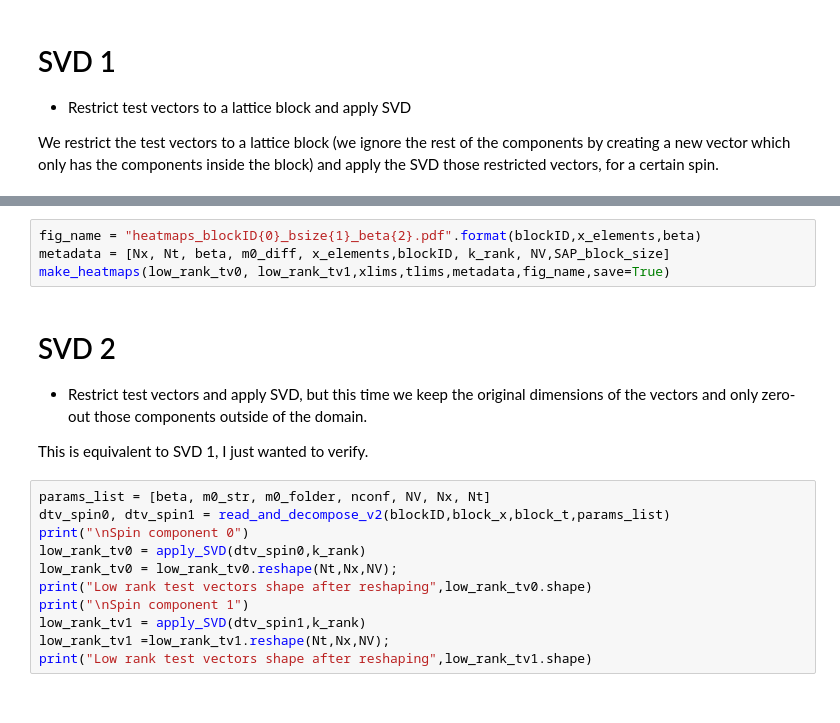
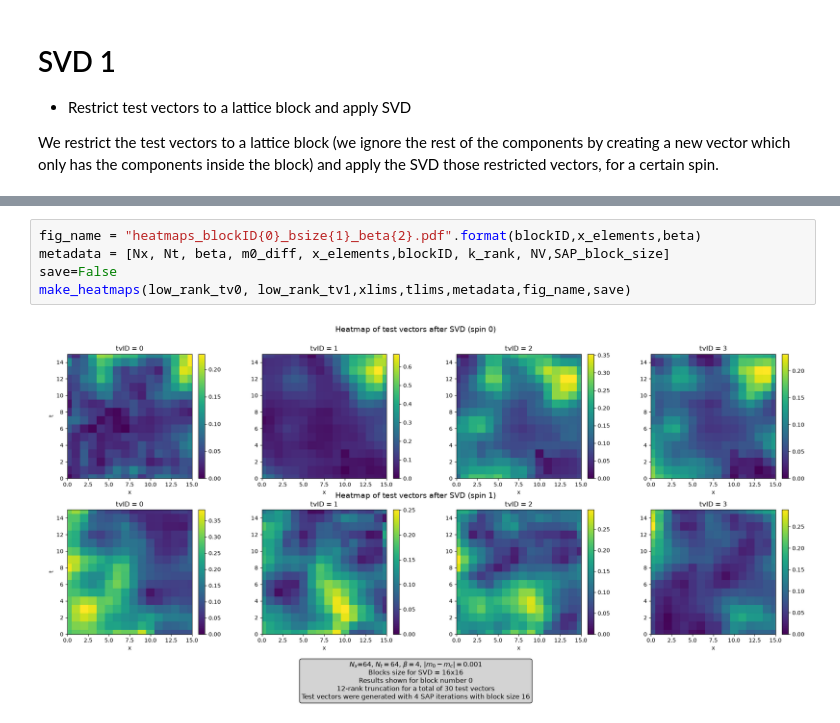
Before and after one commit to JFNCastellanos/TVML, a Jupyter notebook: SVD/SVD.ipynb, the cells around one changed output, grey strips where cells are left out. Drawn from its saved outputs; the diff is of its cells as text.

Commit message:
masked vectors implemented

```diff
--- a/SVD/SVD.ipynb
+++ b/SVD/SVD.ipynb
@@ -92,20 +97,7 @@ plt.show()
 # %%
 fig_name = "heatmaps_blockID{0}_bsize{1}_beta{2}.pdf".format(blockID,x_elements,beta)
 metadata = [Nx, Nt, beta, m0_diff, x_elements,blockID, k_rank, NV,SAP_block_size]
-make_heatmaps(low_rank_tv0, low_rank_tv1,xlims,tlims,metadata,fig_name,save=True)
+save=False
+make_heatmaps(low_rank_tv0, low_rank_tv1,xlims,tlims,metadata,fig_name,save)
+# %% [output]
+[figure, added]
-# %% [markdown]
-# SVD 2
-* Restrict test vectors and apply SVD, but this time we keep the original dimensions of the vectors and only zero-out those components outside of the domain.
-
-This is equivalent to SVD 1, I just wanted to verify.
-# %%
-params_list = [beta, m0_str, m0_folder, nconf, NV, Nx, Nt]
-dtv_spin0, dtv_spin1 = read_and_decompose_v2(blockID,block_x,block_t,params_list)
-print("\nSpin component 0")
-low_rank_tv0 = apply_SVD(dtv_spin0,k_rank)
-low_rank_tv0 = low_rank_tv0.reshape(Nt,Nx,NV);
-print("Low rank test vectors shape after reshaping",low_rank_tv0.shape)
-print("\nSpin component 1")
-low_rank_tv1 = apply_SVD(dtv_spin1,k_rank)
-low_rank_tv1 =low_rank_tv1.reshape(Nt,Nx,NV);
-print("Low rank test vectors shape after reshaping",low_rank_tv1.shape)
```
Also changed, not shown: parts of 10 cells of this notebook, 3 other files.
